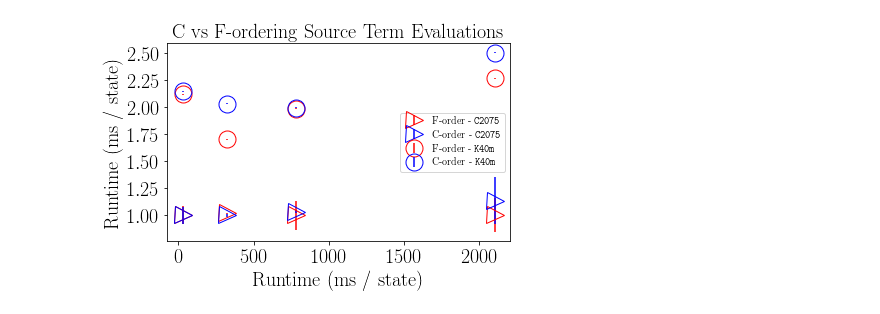
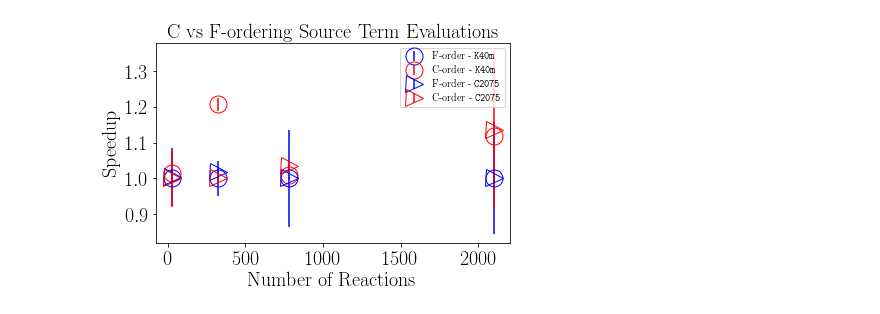
Before and after one commit to skyreflectedinmirrors/SPyJac-paper, a Jupyter notebook: scripts/performance_plots.ipynb, the cells around one changed output. Saved outputs shown, nothing was run; the diff lists cells and outputs as text; code cells hidden in the pictures.

Commit message:
plot updates

```diff
--- a/scripts/performance_plots.ipynb
+++ b/scripts/performance_plots.ipynb
@@ -125,7 +134,7 @@ def finalize_plot(ylog=None, xlog=None, limits={}, labels={}):
         plt.gca().set_yscale('log')
     if xlog:
         plt.gca().set_xscale('log')
-    plt.legend(loc=0)
+    plt.legend(loc=0).draggable()
     ps.finalize()
     plt.show()
 # %%
@@ -157,14 +166,17 @@ gpu_vecwidth_order = ['64', '128']
 conp_order = ['conp', 'conv']
 data_order = ['C', 'F']
 mech_order = ['H2', 'CH4', 'C2H4', 'IC5H11OH']
+sparse_order = ['sparse', 'full']
+jac_order = ['jac', 'fdjac']
 
 # common labels
-reac_label = r'Runtime (\si{\milli\second} / state)'
+reac_label = r'Number of Reactions'
 speedup_label = r'Speedup'
 runtime_label = r'Runtime (\si{\milli\second} / state)'
 
 def name_order(param_list):
-    return sorted(param_list, key=lambda x: run._fields.index(key))
+    fields = run._fields + tuple('mechdata.' + x for x in mechdata._fields)
+    return sorted(param_list, key=lambda x: fields.index(x[0]))
 # %%
 class recursive_dict(object):
     def __init__(self, key, value_list, return_index=True):
@@ -228,7 +240,7 @@ class compound_namer(object):
 
     def __init__(self, **kvlist):
         self.keys = []
-        for key, values in self.__normalize(kvlist).items():
+        for key, values in name_order(list(self.__normalize(kvlist).items())):
             self.keys.append(recursive_dict(key, values, False))
 
 
@@ -265,13 +277,16 @@ class default_filters(object):
         return default_filters(**newfilt)
 
 def get_filters(lang='opencl', cpu=True, vecwidth='8', source=True):
-    base = default_filters()
+    base = default_filters(rates=('hybrid' if source else 'fixed'))
     if lang == 'opencl':
         base += {'lang': 'opencl', 'vecwidth': vecwidth}
     elif lang == 'c':
         base += {'lang': 'c', 'vectype': 'openmp'}
     if cpu is not None:
         base += {'order': ('C' if cpu else 'F')}
+        if not cpu and vecwidth == '8':
+            # change default
+            base += {'vecwidth': '128'}
     if source is not None:
         base += {'rtype': ('spec' if source else 'jac')}
         if not source:
@@ -443,26 +458,24 @@ plot_data_standard(__get_data(desc=['gpu'], vw=['128']), namer, marker, {
 # %%
 # C vs F on GPU
 filtered = combine([get_filtered(
                         get_filters(cpu=False),
                         descriptor=lambda x: 'gpu' in x,
-                        order='C',
-                        vecwidth='128'),
+                        order='C'),
                     get_filtered(
                         get_filters(cpu=False),
                         descriptor=lambda x: 'gpu' in x,
-                        vecwidth='128',
                         order='F')])
 
 namer = compound_namer(order=None, descriptor=None)
 marker = marker_dict(
     'order', data_order,
     'descriptor', gpu_desc_order)
 
 
 plot_data_gpu_standard(filtered, namer, marker, {
     'x': reac_label,
-    'y': runtime_label,
+    'y': speedup_label,
     'title': 'C vs F-ordering Source Term Evaluations'},
-    norm=normalize_per_mech)
+    norm=lambda data: normalize_per_key(data, 'descriptor'))
 # %% [output]
-[figure, old version]
+[figure, new version]
```
Also changed, not shown: parts of 18 cells of this notebook, 1 other file.
